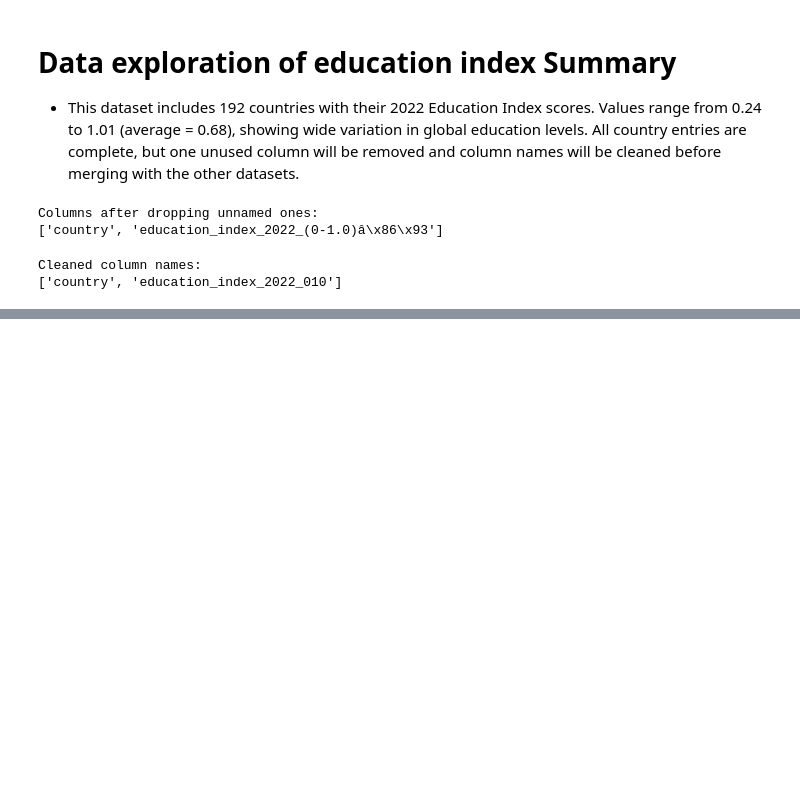
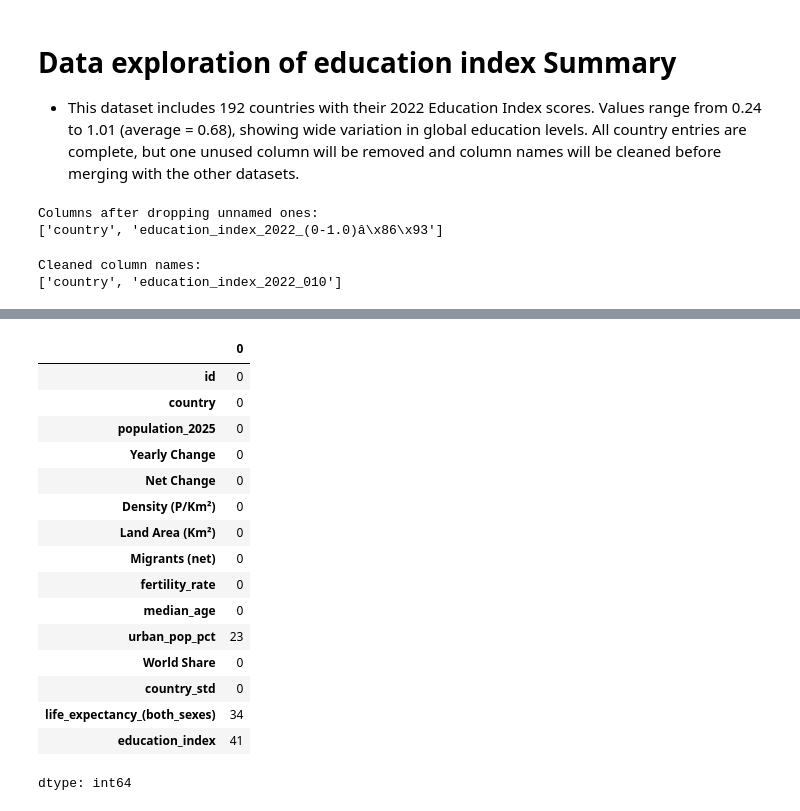
Before and after one commit to Maurice912/DATA_preprocessing_project, a Jupyter notebook: notebooks/Data.ipynb, the cells around one changed output, grey strips where cells are left out. Saved outputs shown, nothing was run; the diff lists cells and outputs as text; code cells hidden in the pictures; blank space fills up the shorter version.

```diff
--- a/notebooks/Data.ipynb
+++ b/notebooks/Data.ipynb
@@ -341,0 +577,20 @@ Cleaned column names:
+# %%
+df_final.isna().sum()
+# %% [output]
+|  | 0 |
+| id | 0 |
+| country | 0 |
+| population_2025 | 0 |
+| Yearly Change | 0 |
+| Net Change | 0 |
+| Density (P/Km²) | 0 |
+| Land Area (Km²) | 0 |
+| Migrants (net) | 0 |
+| fertility_rate | 0 |
+| median_age | 0 |
+| urban_pop_pct | 23 |
+| World Share | 0 |
+| country_std | 0 |
+| life_expectancy_(both_sexes) | 34 |
+| education_index | 41 |
+dtype: int64
```
Also changed, not shown: parts of 20 cells of this notebook.
